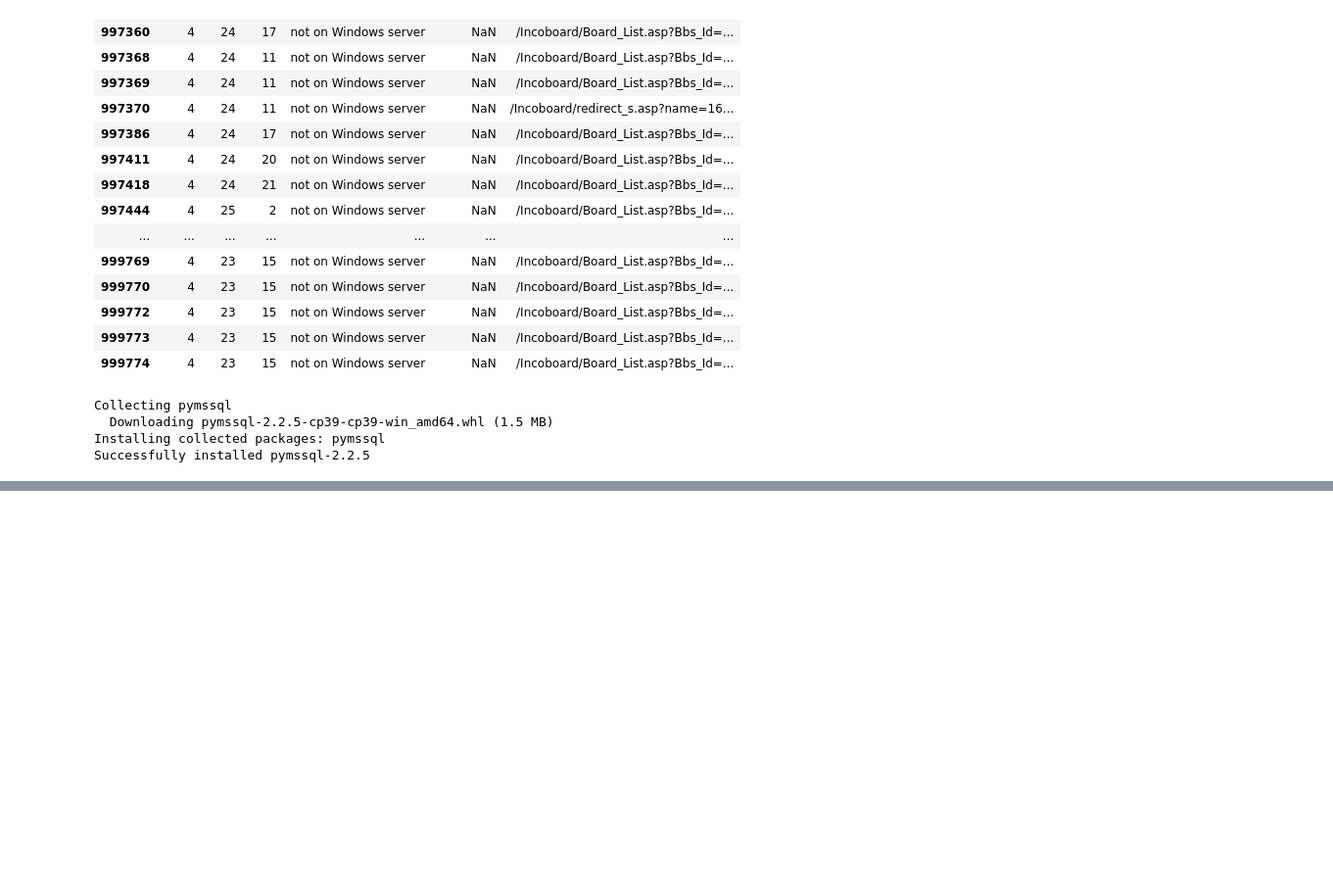
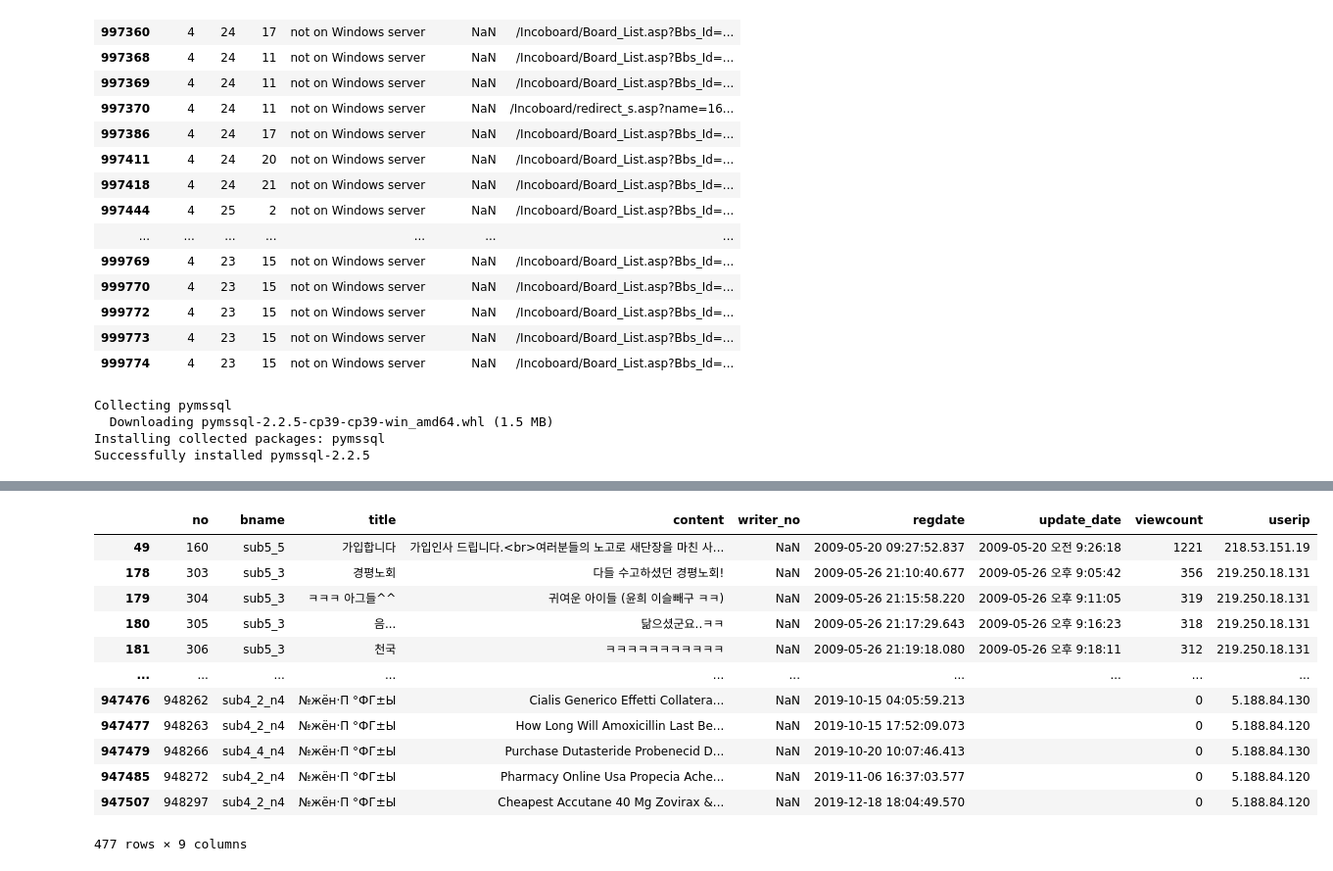
Before and after one commit to saparian0304/tjoeunacademy_test, a Jupyter notebook: jupyter/연습/화평교회.ipynb, the cells around one changed output, grey strips where cells are left out. Shown at 98% size. Saved outputs shown, nothing was run; the diff lists cells and outputs as text; code cells hidden in the pictures; blank space fills up the shorter version.

```diff
--- a/jupyter/연습/화평교회.ipynb
+++ b/jupyter/연습/화평교회.ipynb
@@ -300,3 +406,4 @@ Name: Ncheck, dtype: int64
 # %%
-df['Now_Select']
+t2 = t.iloc[:, [0, 1,2,3,4,5,6,7,8,9,12, 21, 23, 24, 25, 26, 27, 28, 29, 30, 35, 38, 39, 48, 78]]
+t2.info()
 # %% [output]
@@ -314,0 +427,3 @@ Name: Now_Select, Length: 200000, dtype: int64
+# %%
+t3 = t2[t2.iloc[: , 8] != '쨔챈쨍챠쨌횕 째횚쩍횄짹횤']
+t3.info()
@@ -314,0 +450,5 @@ Name: Now_Select, Length: 200000, dtype: int64
+# %%
+t4 = t3.iloc[:, [0,3, 8,9,16, 1,2,7,10]]
+# %%
+t4.columns = ['no', 'bname', 'title', 'content', 'writer_no', 'regdate', 'update_date', 'viewcount', 'userip']
+t4
@@ -314,0 +498,16 @@ Name: Now_Select, Length: 200000, dtype: int64
+# %%
+t4[t4['writer_no'].isnull()]
+# %% [output]
+|  | no | bname | title | content | writer_no | regdate | update_date | viewcount | userip |
+| 49 | 160 | sub5_5 | 가입합니다 | 가입인사 드립니다.<br>여러분들의 노고로 새단장을 마친 사... | NaN | 2009-05-20 09:27:52.837 | 2009-05-20 오전 9:26:18 | 1221 | 218.53.151.19 |
+| 178 | 303 | sub5_3 | 경평노회 | 다들 수고하셨던 경평노회! | NaN | 2009-05-26 21:10:40.677 | 2009-05-26 오후 9:05:42 | 356 | 219.250.18.131 |
+| 179 | 304 | sub5_3 | ㅋㅋㅋ 아그들^^ | 귀여운 아이들 (윤희 이슬빼구 ㅋㅋ) | NaN | 2009-05-26 21:15:58.220 | 2009-05-26 오후 9:11:05 | 319 | 219.250.18.131 |
+| 180 | 305 | sub5_3 | 음... | 닮으셨군요..ㅋㅋ | NaN | 2009-05-26 21:17:29.643 | 2009-05-26 오후 9:16:23 | 318 | 219.250.18.131 |
+| 181 | 306 | sub5_3 | 천국 | ㅋㅋㅋㅋㅋㅋㅋㅋㅋㅋㅋ | NaN | 2009-05-26 21:19:18.080 | 2009-05-26 오후 9:18:11 | 312 | 219.250.18.131 |
+| ... | ... | ... | ... | ... | ... | ... | ... | ... | ... |
+| 947476 | 948262 | sub4_2_n4 | №жён·П °ФГ±Ы | Cialis Generico Effetti Collatera... | NaN | 2019-10-15 04:05:59.213 |  | 0 | 5.188.84.130 |
+| 947477 | 948263 | sub4_2_n4 | №жён·П °ФГ±Ы | How Long Will Amoxicillin Last Be... | NaN | 2019-10-15 17:52:09.073 |  | 0 | 5.188.84.120 |
+| 947479 | 948266 | sub4_4_n4 | №жён·П °ФГ±Ы | Purchase Dutasteride Probenecid D... | NaN | 2019-10-20 10:07:46.413 |  | 0 | 5.188.84.130 |
+| 947485 | 948272 | sub4_2_n4 | №жён·П °ФГ±Ы | Pharmacy Online Usa Propecia Ache... | NaN | 2019-11-06 16:37:03.577 |  | 0 | 5.188.84.120 |
+| 947507 | 948297 | sub4_2_n4 | №жён·П °ФГ±Ы | Cheapest Accutane 40 Mg Zovirax &... | NaN | 2019-12-18 18:04:49.570 |  | 0 | 5.188.84.120 |
+477 rows × 9 columns
```
Also changed, not shown: parts of 31 cells of this notebook, 6 other files.
